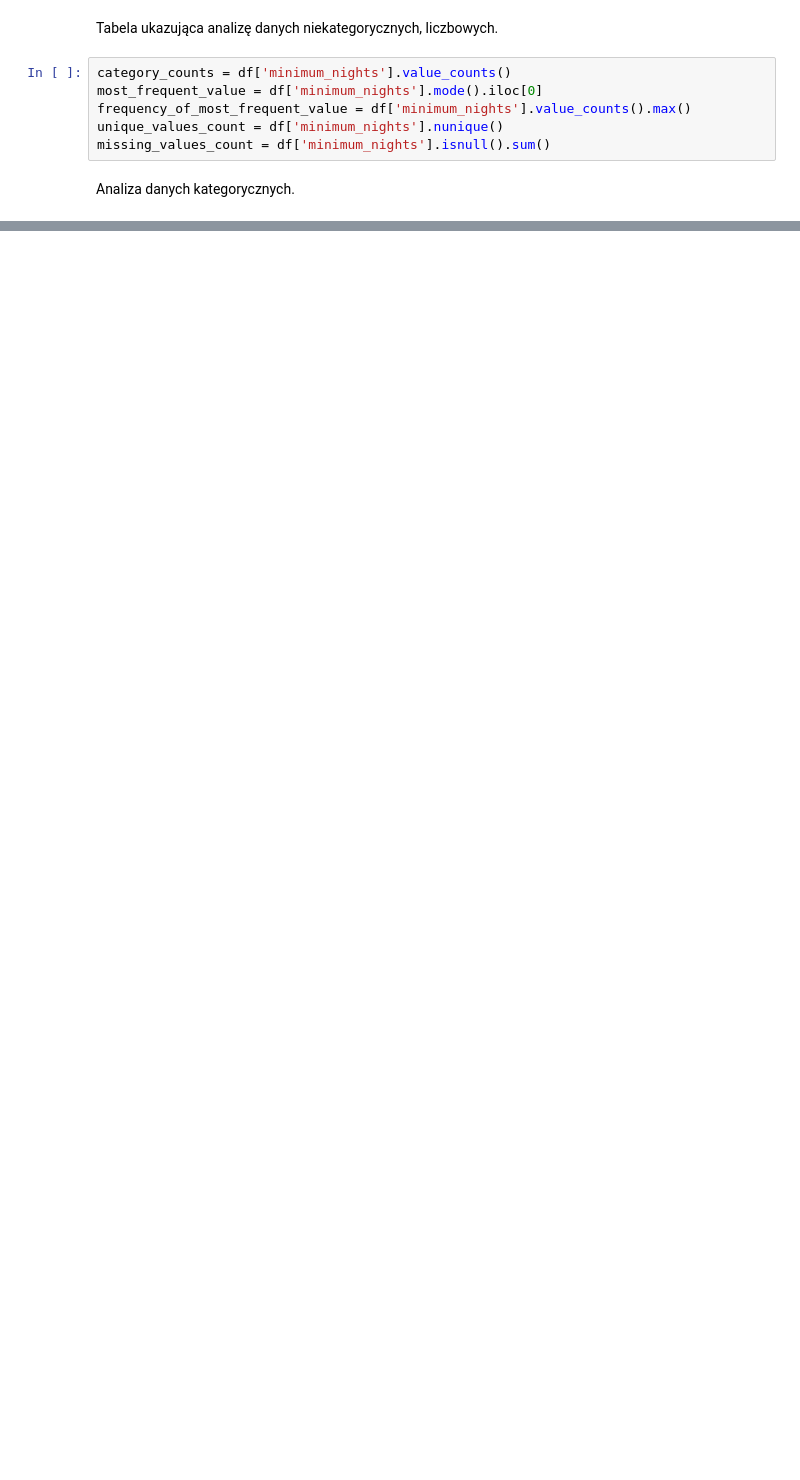
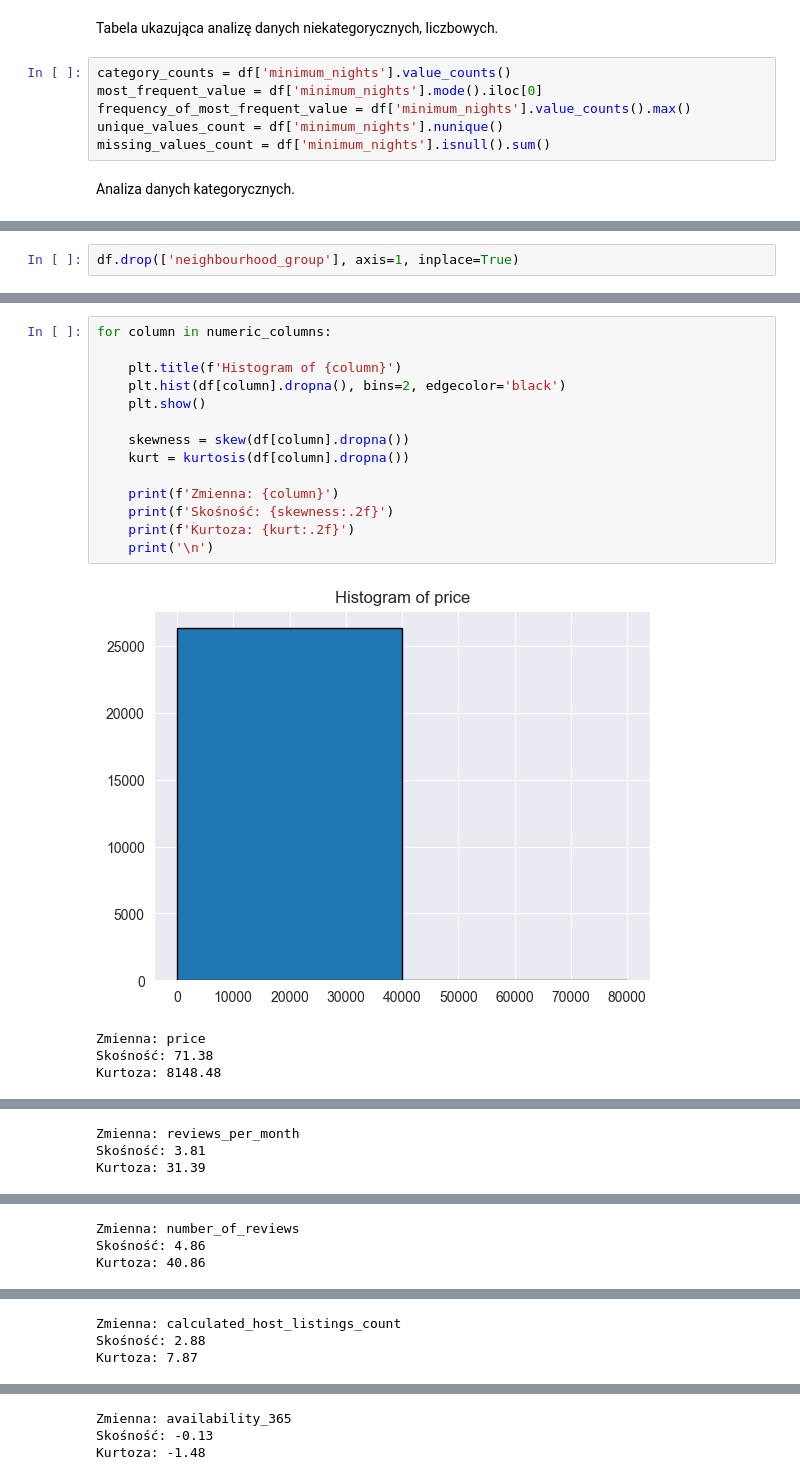
Before and after one commit to TomaszK-stack/Projekt1DS, a Jupyter notebook: sample.ipynb, the cells around one changed output, grey strips where cells are left out. Saved outputs shown, nothing was run; the diff lists cells and outputs as text; blank space fills up the shorter version.

```diff
--- a/sample.ipynb
+++ b/sample.ipynb
@@ -130,0 +166,2 @@ Analiza danych kategorycznych.
+# %%
+df.drop(['neighbourhood_group'], axis=1, inplace=True)
@@ -130,0 +170,19 @@ Analiza danych kategorycznych.
+# %%
+for column in numeric_columns:
+
+    plt.title(f'Histogram of {column}')
+    plt.hist(df[column].dropna(), bins=2, edgecolor='black')
+    plt.show()
+
+    skewness = skew(df[column].dropna())
+    kurt = kurtosis(df[column].dropna())
+
+    print(f'Zmienna: {column}')
+    print(f'Skośność: {skewness:.2f}')
+    print(f'Kurtoza: {kurt:.2f}')
+    print('\n')
+# %% [output]
+[figure, added]
+Zmienna: price
+Skośność: 71.38
+Kurtoza: 8148.48
@@ -130,0 +190,3 @@ Analiza danych kategorycznych.
+Zmienna: reviews_per_month
+Skośność: 3.81
+Kurtoza: 31.39
@@ -130,0 +194,3 @@ Analiza danych kategorycznych.
+Zmienna: number_of_reviews
+Skośność: 4.86
+Kurtoza: 40.86
@@ -130,0 +198,3 @@ Analiza danych kategorycznych.
+Zmienna: calculated_host_listings_count
+Skośność: 2.88
+Kurtoza: 7.87
@@ -130,0 +202,3 @@ Analiza danych kategorycznych.
+Zmienna: availability_365
+Skośność: -0.13
+Kurtoza: -1.48
```
Also changed, not shown: parts of 10 cells of this notebook, 1 other file.
